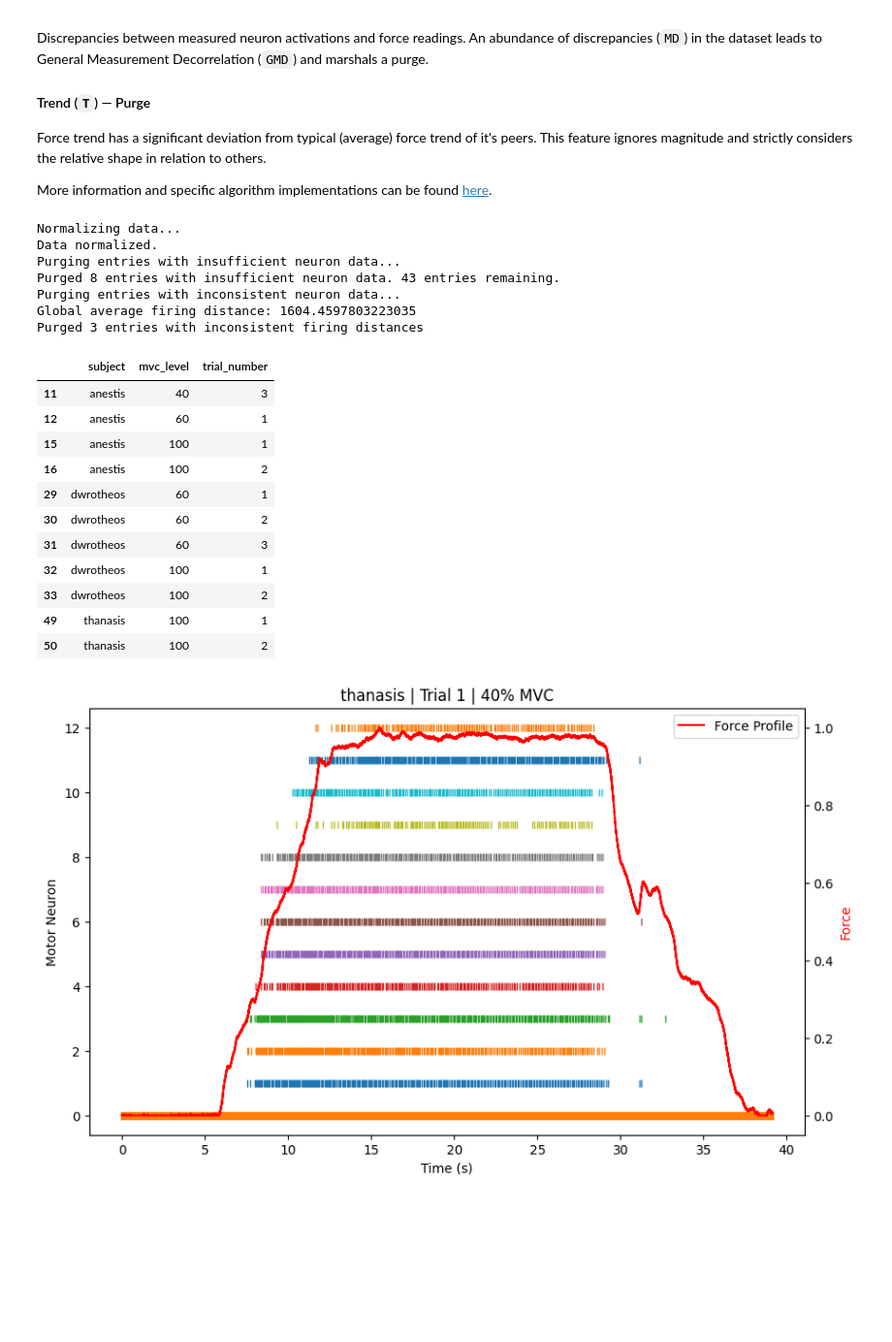
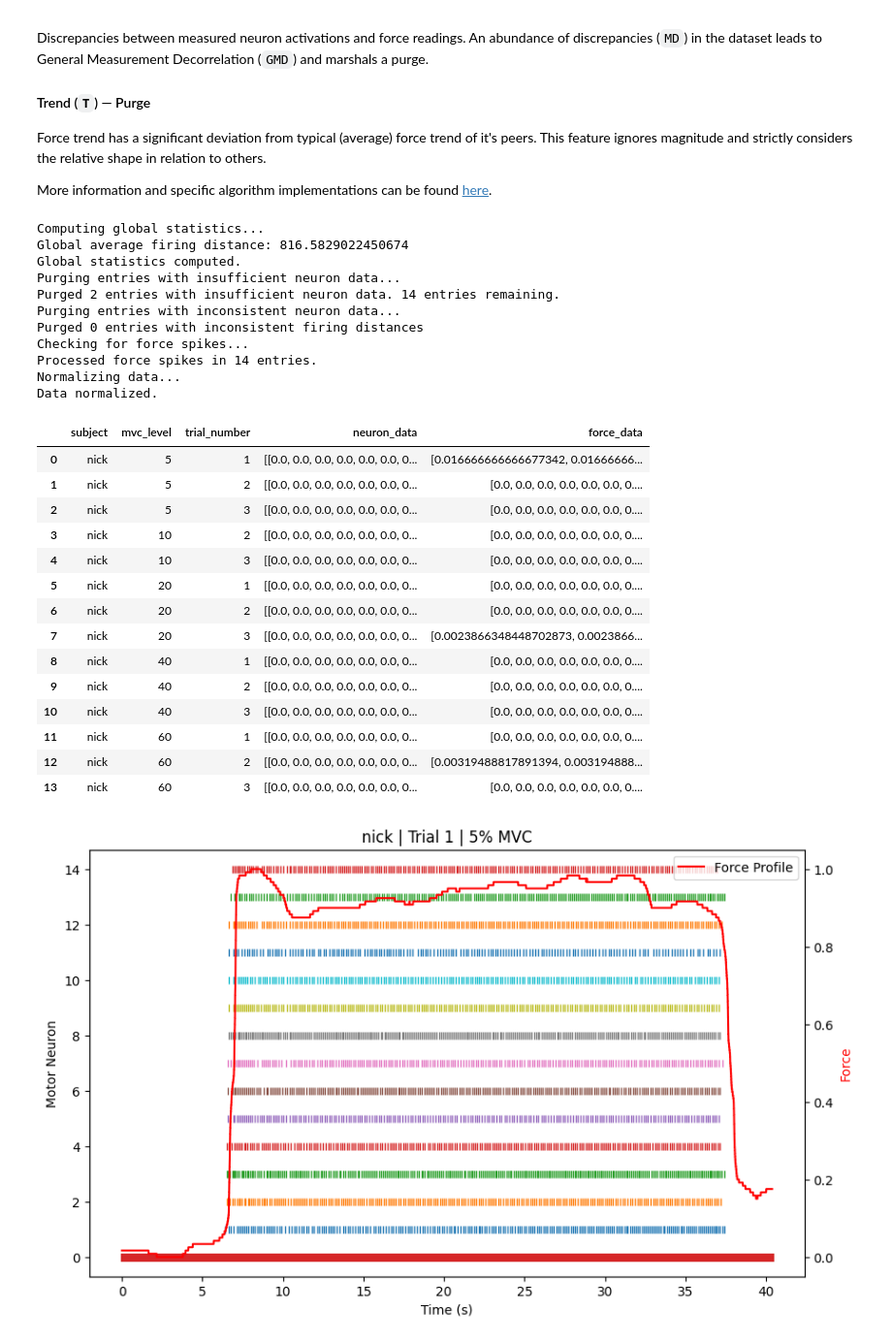
Before and after one commit to paul-bokelman/force-prediction, a Jupyter notebook: main.ipynb, the cells around one changed output. Shown at 97% size. Cells and saved outputs as stored; diff of their text form; code cells hidden in the pictures; blank space fills up the shorter version.

Commit message:
Spike (S) implementation (#7) changes: - smooth force profile to remove spikes - normalize and scale force last
closes: #7

```diff
--- a/main.ipynb
+++ b/main.ipynb
@@ -18,7 +18,7 @@ importlib.reload(sanitization.conversion)
 
 from sanitization.conversion import Conversion
 
-c = Conversion(prefix='sanitization', subjects=["dwrotheos", "anestis", "thanasis"])
+c = Conversion(prefix='sanitization', subjects=["nick"])
 
 c.cleanup_data() # cleans the data directory and prepares for processing
 c.process_subjects() # processes each subject and exports to txt files
@@ -100,33 +98,41 @@ from sanitization.sanitization import Sanitization
 sanitizer = Sanitization(df=df)
 df = sanitizer.sanitize()
 # %% [output]
+Computing global statistics...
+Global average firing distance: 816.5829022450674
+Global statistics computed.
+Purging entries with insufficient neuron data...
+Purged 2 entries with insufficient neuron data. 14 entries remaining.
+Purging entries with inconsistent neuron data...
+Purged 0 entries with inconsistent firing distances
+Checking for force spikes...
+Processed force spikes in 14 entries.
 Normalizing data...
 Data normalized.
-Purging entries with insufficient neuron data...
-Purged 8 entries with insufficient neuron data. 43 entries remaining.
-Purging entries with inconsistent neuron data...
-Global average firing distance: 1604.4597803223035
-Purged 3 entries with inconsistent firing distances
 # %%
 sanitizer.show_purged()
+df
 # %% [output]
-|  | subject | mvc_level | trial_number |
-| 11 | anestis | 40 | 3 |
-| 12 | anestis | 60 | 1 |
-| 15 | anestis | 100 | 1 |
-| 16 | anestis | 100 | 2 |
-| 29 | dwrotheos | 60 | 1 |
-| 30 | dwrotheos | 60 | 2 |
-| 31 | dwrotheos | 60 | 3 |
-| 32 | dwrotheos | 100 | 1 |
-| 33 | dwrotheos | 100 | 2 |
-| 49 | thanasis | 100 | 1 |
-| 50 | thanasis | 100 | 2 |
+|  | subject | mvc_level | trial_number | neuron_data | force_data |
+| 0 | nick | 5 | 1 | [[0.0, 0.0, 0.0, 0.0, 0.0, 0.0, 0... | [0.016666666666677342, 0.01666666... |
+| 1 | nick | 5 | 2 | [[0.0, 0.0, 0.0, 0.0, 0.0, 0.0, 0... | [0.0, 0.0, 0.0, 0.0, 0.0, 0.0, 0.... |
+| 2 | nick | 5 | 3 | [[0.0, 0.0, 0.0, 0.0, 0.0, 0.0, 0... | [0.0, 0.0, 0.0, 0.0, 0.0, 0.0, 0.... |
+| 3 | nick | 10 | 2 | [[0.0, 0.0, 0.0, 0.0, 0.0, 0.0, 0... | [0.0, 0.0, 0.0, 0.0, 0.0, 0.0, 0.... |
+| 4 | nick | 10 | 3 | [[0.0, 0.0, 0.0, 0.0, 0.0, 0.0, 0... | [0.0, 0.0, 0.0, 0.0, 0.0, 0.0, 0.... |
+| 5 | nick | 20 | 1 | [[0.0, 0.0, 0.0, 0.0, 0.0, 0.0, 0... | [0.0, 0.0, 0.0, 0.0, 0.0, 0.0, 0.... |
+| 6 | nick | 20 | 2 | [[0.0, 0.0, 0.0, 0.0, 0.0, 0.0, 0... | [0.0, 0.0, 0.0, 0.0, 0.0, 0.0, 0.... |
+| 7 | nick | 20 | 3 | [[0.0, 0.0, 0.0, 0.0, 0.0, 0.0, 0... | [0.0023866348448702873, 0.0023866... |
+| 8 | nick | 40 | 1 | [[0.0, 0.0, 0.0, 0.0, 0.0, 0.0, 0... | [0.0, 0.0, 0.0, 0.0, 0.0, 0.0, 0.... |
+| 9 | nick | 40 | 2 | [[0.0, 0.0, 0.0, 0.0, 0.0, 0.0, 0... | [0.0, 0.0, 0.0, 0.0, 0.0, 0.0, 0.... |
+| 10 | nick | 40 | 3 | [[0.0, 0.0, 0.0, 0.0, 0.0, 0.0, 0... | [0.0, 0.0, 0.0, 0.0, 0.0, 0.0, 0.... |
+| 11 | nick | 60 | 1 | [[0.0, 0.0, 0.0, 0.0, 0.0, 0.0, 0... | [0.0, 0.0, 0.0, 0.0, 0.0, 0.0, 0.... |
+| 12 | nick | 60 | 2 | [[0.0, 0.0, 0.0, 0.0, 0.0, 0.0, 0... | [0.00319488817891394, 0.003194888... |
+| 13 | nick | 60 | 3 | [[0.0, 0.0, 0.0, 0.0, 0.0, 0.0, 0... | [0.0, 0.0, 0.0, 0.0, 0.0, 0.0, 0.... |
 # %%
 import globals.visualization
 importlib.reload(globals.visualization)
 from globals.visualization import visualize_trial
 
-visualize_trial(df=df, subject="thanasis", trial_number=1, mvc_level=40)
+visualize_trial(df=df, subject="nick", mvc_level=5, trial_number=1)
 # %% [output]
-[figure, old version]
+[figure, new version]
```
Also changed, not shown: parts of 2 cells of this notebook, 4 other files.
